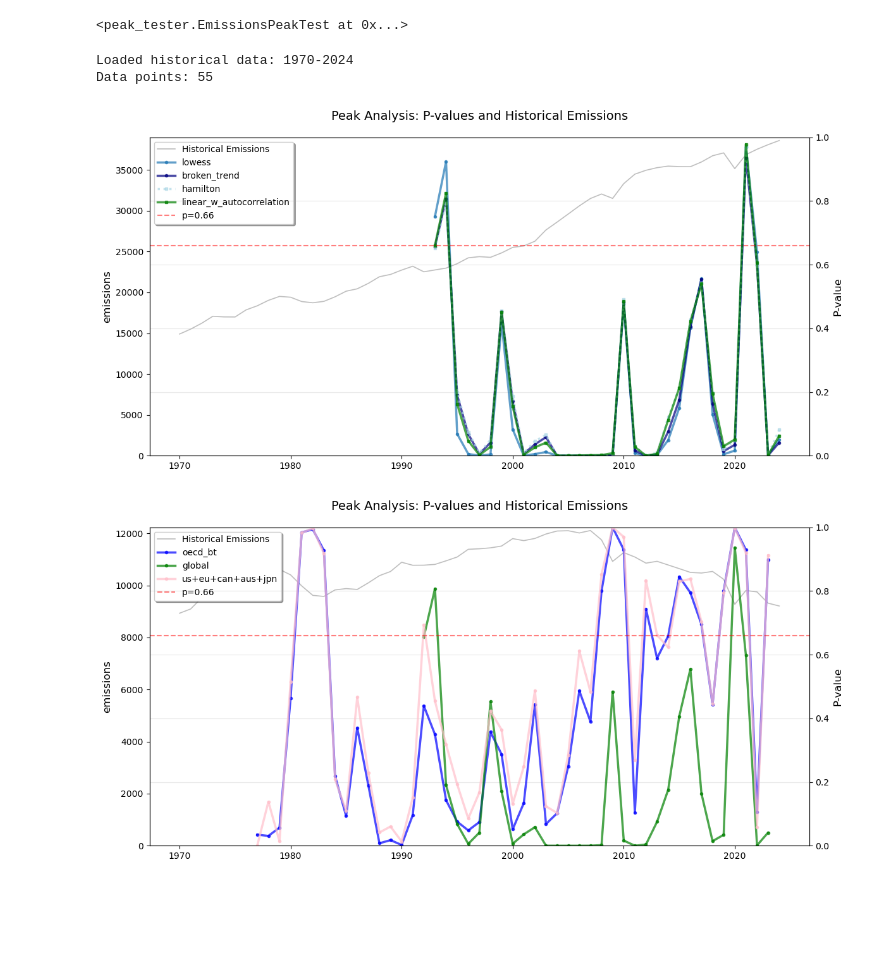
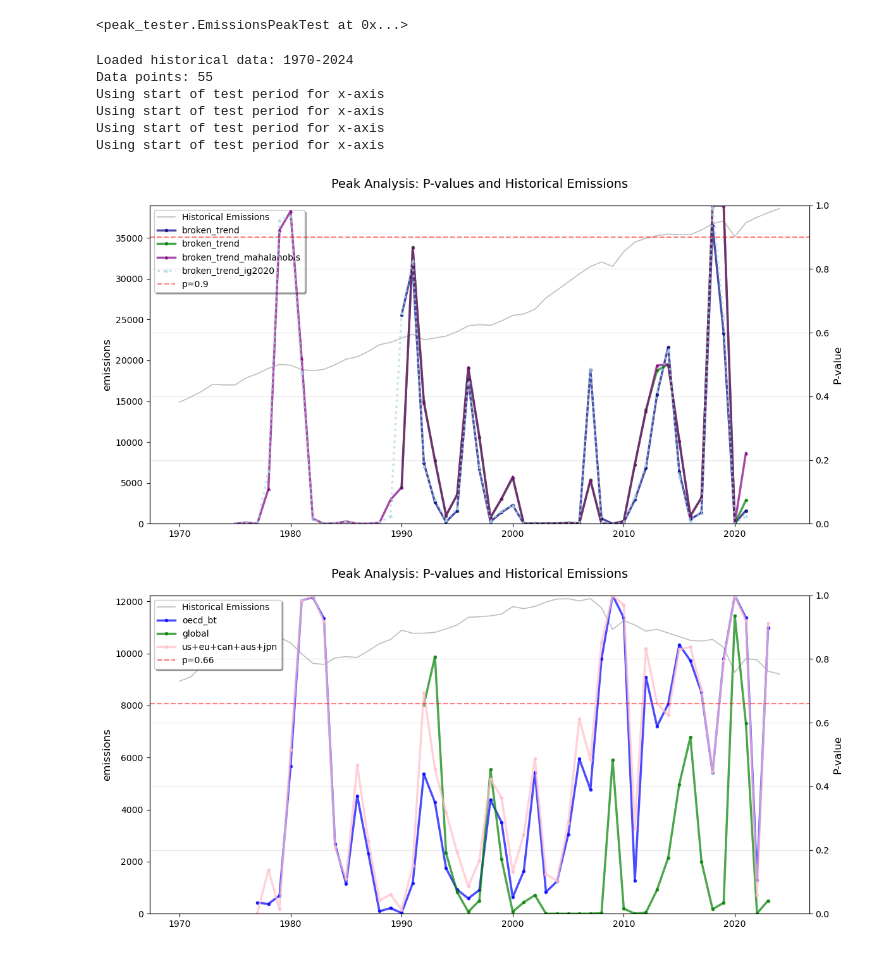
Before and after one commit to nezzag/peaking_test, a Jupyter notebook: notebooks/peaker_historical_tests_clean.ipynb, the cells around one changed output. Saved outputs shown, nothing was run; the diff lists cells and outputs as text; code cells hidden in the pictures; blank space fills up the shorter version.

Commit message:
adding mahal to historical plotting

```diff
--- a/notebooks/peaker_historical_tests_clean.ipynb
+++ b/notebooks/peaker_historical_tests_clean.ipynb
@@ -319,6 +383,9 @@ Using AR(1) noise generator with φ=0.43, mean=0.000, sigma=468.164
 pdf_2year = pd.read_csv('results/historical_tests/two_year_co2_lowess.csv')
 pdf_3year = pd.read_csv('results/historical_tests/three_year_co2_lowess.csv')
 pdf_3year_allyears = pd.read_csv('results/historical_tests/three_year_co2_allyears_lowess.csv')
+pdf_3year_bt_mahal = pd.read_csv('results/historical_tests/three_year_co2_bt_mahal.csv')
+pdf_3year_bt_ig2020 = pd.read_csv('results/historical_tests/three_year_co2_bt_ig2020.csv')
+
 
 pdf_3year_m = {}
 for method in ['lowess', 'hamilton', 'broken_trend', 'linear_w_autocorrelation']:
@@ -327,7 +394,7 @@ for method in ['lowess', 'hamilton', 'broken_trend', 'linear_w_autocorrelation']
 # %%
 # Plot historical peak analysis
 
-def plot_peak_analysis(historical_data, pdf_results, variable= 'emissions', threshold=0.66,
+def plot_peak_analysis(historical_data, pdf_results, variable= 'emissions', threshold=0.66, plot_end_year = True,
                        figsize=(12, 6), savepath=None):
     """
     Plot peak analysis with historical emissions and multiple p-value time series.
@@ -395,7 +462,11 @@ def plot_peak_analysis(historical_data, pdf_results, variable= 'emissions', thre
         marker = pdf_result.get('marker', 'o')
         linestyle = pdf_result.get('linestyle', '-')
         markersize = pdf_result.get('markersize', 3)
-        year_to_use = data['year_end'] if 'year_end' in data.columns else data['year'] + 2 # If num_years_forward is 3
+        if plot_end_year and 'year_end' in data.columns:
+            year_to_use = data['year_end']
+        else:
+            print("Using start of test period for x-axis")
+            year_to_use = data['year']
         ax2.plot(year_to_use, 1 - data['p-value'],
                 color=color, marker=marker, linestyle=linestyle,
                 linewidth=2.5, label=label, markersize=markersize, alpha = 0.7)
@@ -437,45 +508,69 @@ Data points: 55
 # %%
 # Plotting p-values for each method
 pdf_results = [
-    {
-        'data': pdf_3year_m['lowess'],
-        'label': 'lowess',
-        'color': 'tab:blue',
-        'marker': 'o'
-    },
+    # {
+    #     'data': pdf_3year_m['lowess'],
+    #     'label': 'lowess',
+    #     'color': 'tab:blue',
+    #     'marker': 'o'
+    # },
     {
         'data': pdf_3year_m['broken_trend'],
         'label': 'broken_trend',
         'color': 'navy',
         'marker': 'o'
     },
+     {
+        'data': pdf_3year_allmethods_mahal_ig2020['broken_trend'],
+        'label': 'broken_trend',
+        'color': 'green',
+        'marker': 'o'
+    },
+    # {
+    #     'data': pdf_3year_m['hamilton'],
+    #     'label': 'hamilton',
+    #     'color': 'lightblue',
+    #     'marker': 's',
+    #     'linestyle': 'dotted'
+    # },
+    # {
+    #     'data': pdf_3year_m['linear_w_autocorrelation'],
+    #     'label': 'linear_w_autocorrelation',
+    #     'color': 'green',
+    #     'marker': 's'
+    # },
     {
-        'data': pdf_3year_m['hamilton'],
-        'label': 'hamilton',
-        'color': 'lightblue',
-        'marker': 's',
-        'linestyle': 'dotted'
+        'data': pdf_3year_bt_mahal,
+        'label': 'broken_trend_mahalanobis',
+        'color': 'purple',
+        'marker': '^'
     },
     {
-        'data': pdf_3year_m['linear_w_autocorrelation'],
-        'label': 'linear_w_autocorrelation',
-        'color': 'green',
-        'marker': 's'
+        'data': pdf_3year_bt_ig2020,
+        'label': 'broken_trend_ig2020',
+        'color': 'lightblue',
+        'marker': '^',
+        'linestyle': 'dotted'
     }
 ]
 
 # Create the plot
 fig, axes = plot_peak_analysis(
     EmissionsPeakTest().load_historical_data("gcb_hist_co2.csv","WLD", year_range = range(1970, 2025)).historical_data,
     pdf_results,
-    threshold=0.66,
+    threshold=0.9,
+    plot_end_year=False,
     # savepath="../figures/historical_method_comparison.png"
 )
 plt.show()
 # %% [output]
 Loaded historical data: 1970-2024
 Data points: 55
+Using start of test period for x-axis
+Using start of test period for x-axis
+Using start of test period for x-axis
+Using start of test period for x-axis
-[figure, old version]
+[figure, new version]
 # %%
 # plot group of countries results
 pdf_results = [
```
Also changed, not shown: parts of 11 cells of this notebook, 14 other files.
